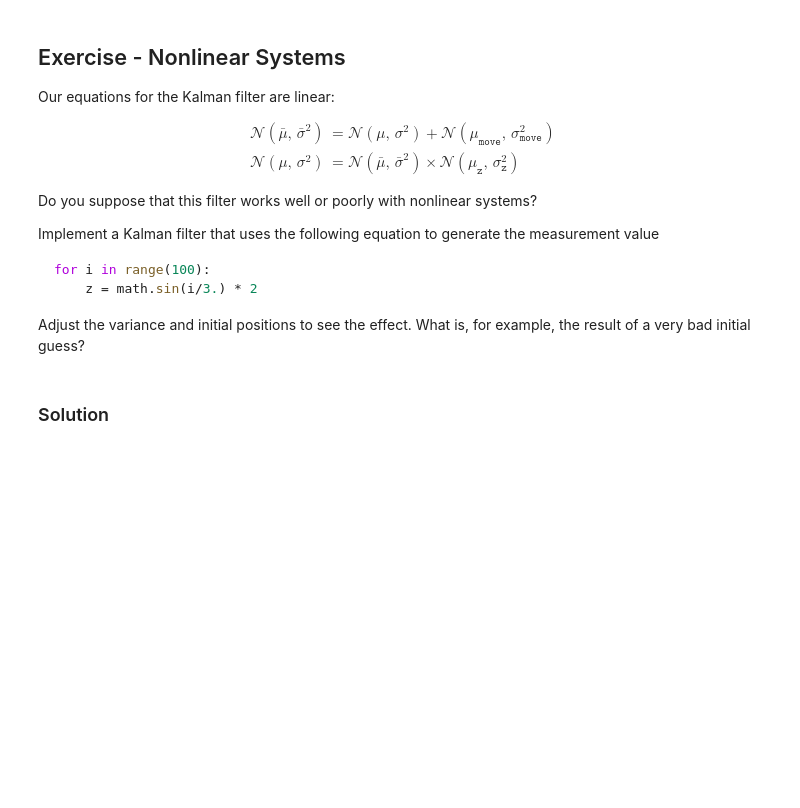
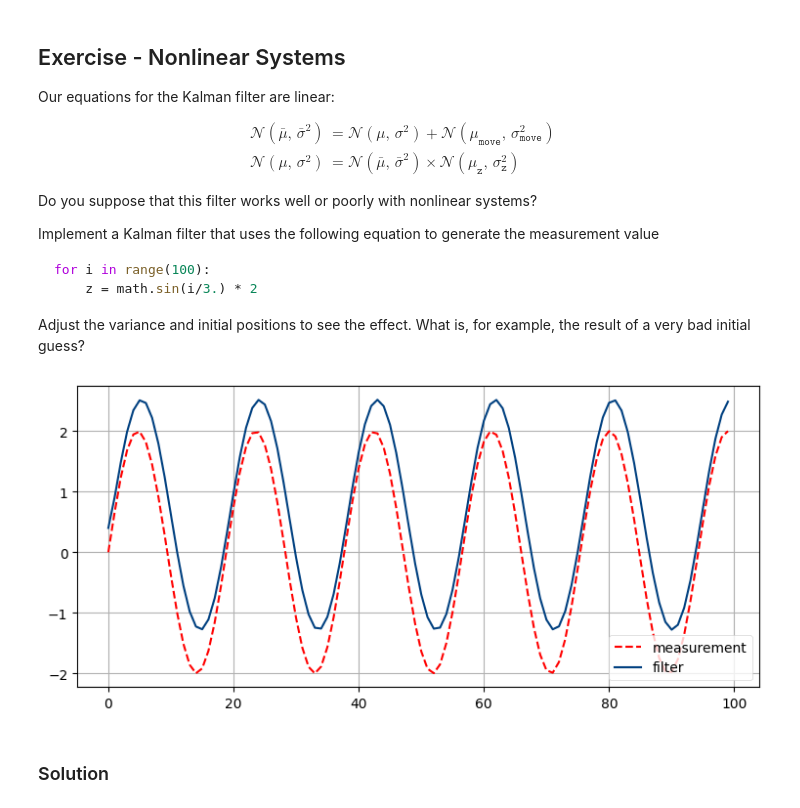
Before and after one commit to PetterMelander/Kalman-and-Bayesian-Filters-in-Python, a Jupyter notebook: 04-One-Dimensional-Kalman-Filters.ipynb, the cells around one changed output. Cells and saved outputs as stored; diff of their text form; code cells hidden in the pictures; blank space fills up the shorter version.

```diff
--- a/04-One-Dimensional-Kalman-Filters.ipynb
+++ b/04-One-Dimensional-Kalman-Filters.ipynb
@@ -1110,3 +1123,27 @@ Adjust the variance and initial positions to see the effect. What is, for exampl
+# %%
+import math
+
+sensor_var = 2.
+process_var = 2.
+pos = gaussian(100., 500.)
+process_model = gaussian(1., process_var)
+
+zs, ps = [], []
+
+for i in range(100):
+    pos = predict(pos, process_model)
+
+    z = math.sin(i/3.)*2
+    zs.append(z)
+
+    pos = update(pos, gaussian(z, sensor_var))
+    ps.append(pos.mean)
+
+plt.plot(zs, c='r', linestyle='dashed', label='measurement')
+plt.plot(ps, c='#004080', label='filter')
+plt.legend(loc='best');
+# %% [output]
+[figure, added]
 # %% [markdown]
 ### Solution
 # %%
```
Also changed, not shown: parts of 13 cells of this notebook.
